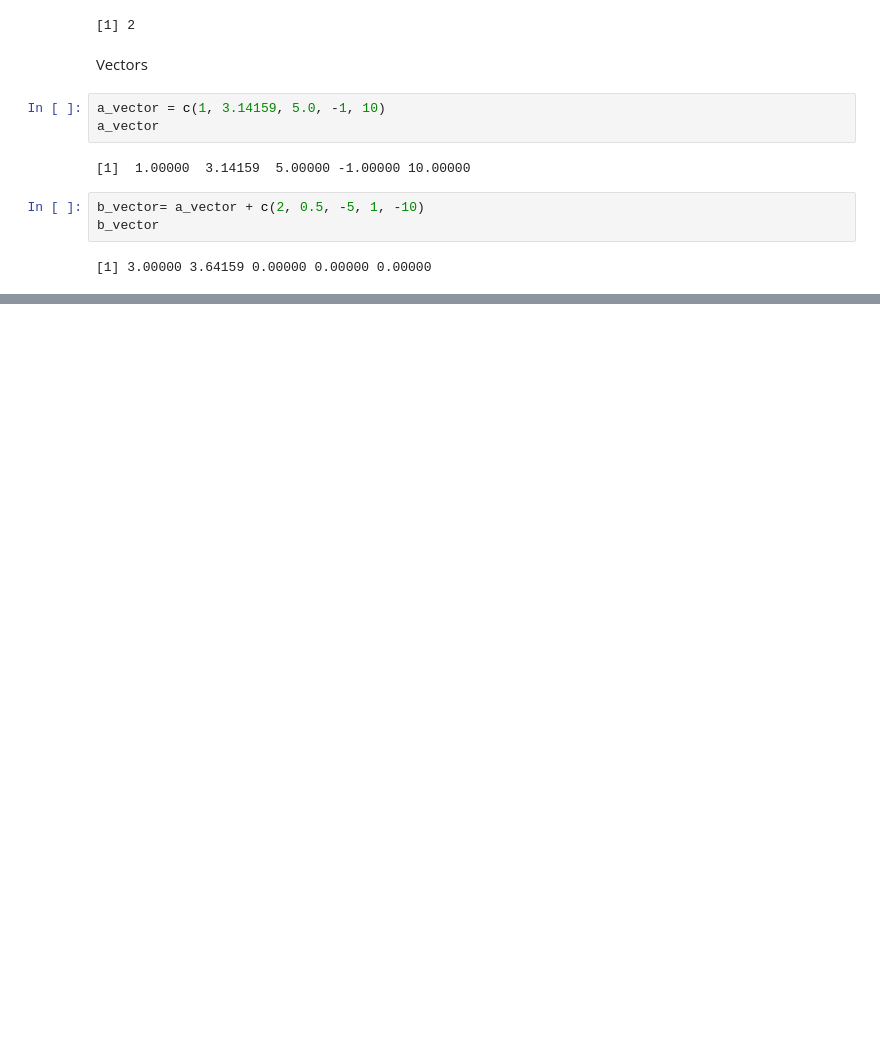
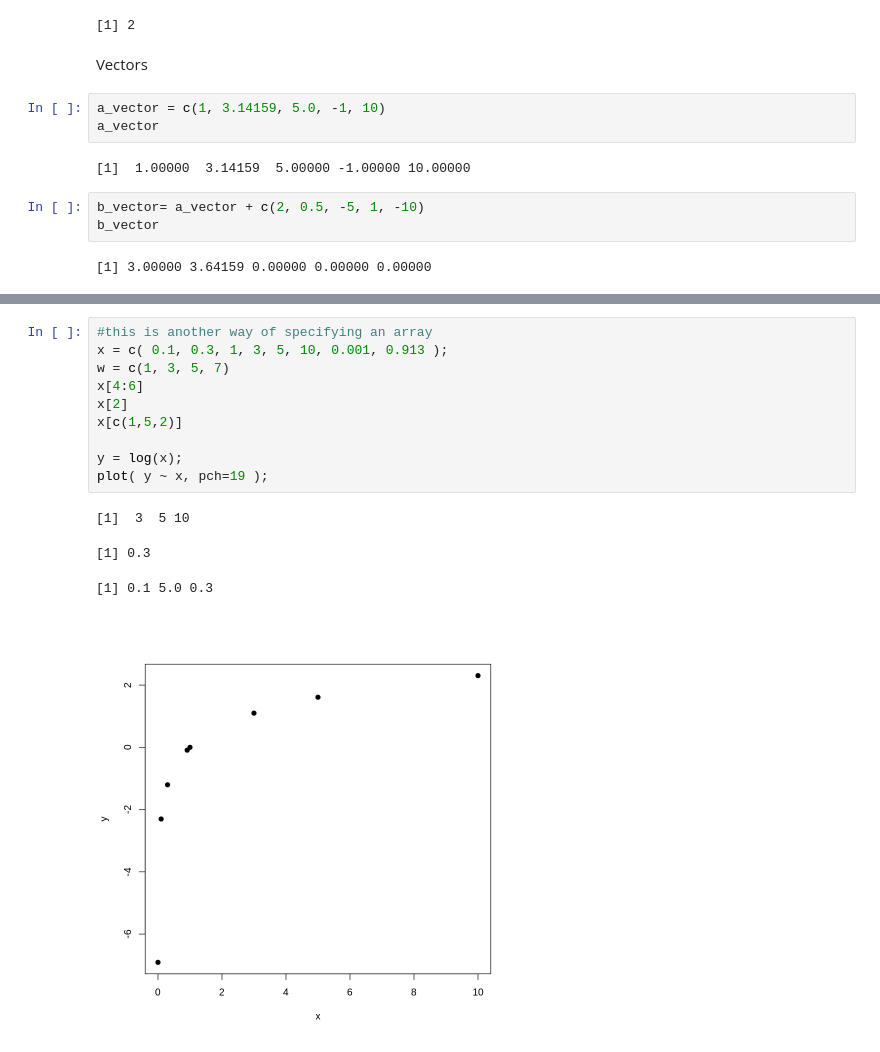
Before and after one commit to hongqin/Use-R-in-CoLab, a Jupyter notebook: Simple_R.ipynb, the cells around one changed output, grey strips where cells are left out. Drawn from its saved outputs; the diff is of its cells as text; blank space fills up the shorter version.

```diff
--- a/Simple_R.ipynb
+++ b/Simple_R.ipynb
@@ -42,0 +122,15 @@ b_vector
+# %%
+#this is another way of specifying an array
+x = c( 0.1, 0.3, 1, 3, 5, 10, 0.001, 0.913 );
+w = c(1, 3, 5, 7)
+x[4:6]
+x[2]
+x[c(1,5,2)]
+
+y = log(x);
+plot( y ~ x, pch=19 );
+# %% [output]
+[1]  3  5 10
+[1] 0.3
+[1] 0.1 5.0 0.3
+[figure, added]
```
Also changed, not shown: parts of 7 cells of this notebook.
